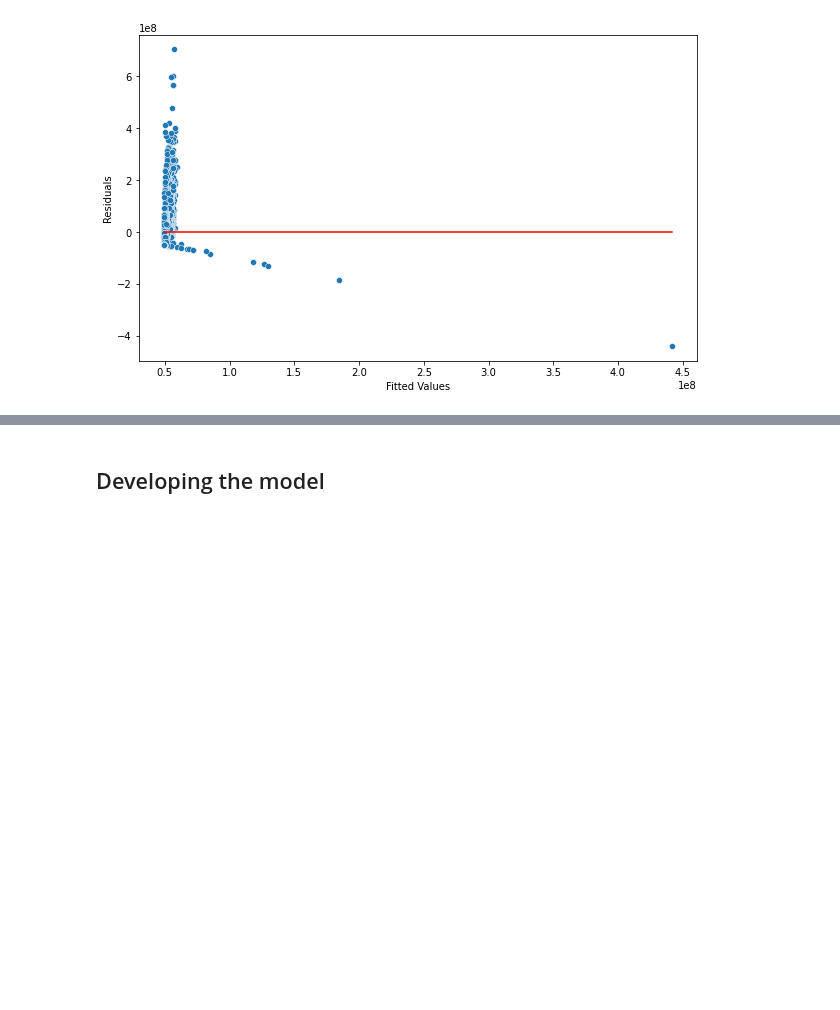
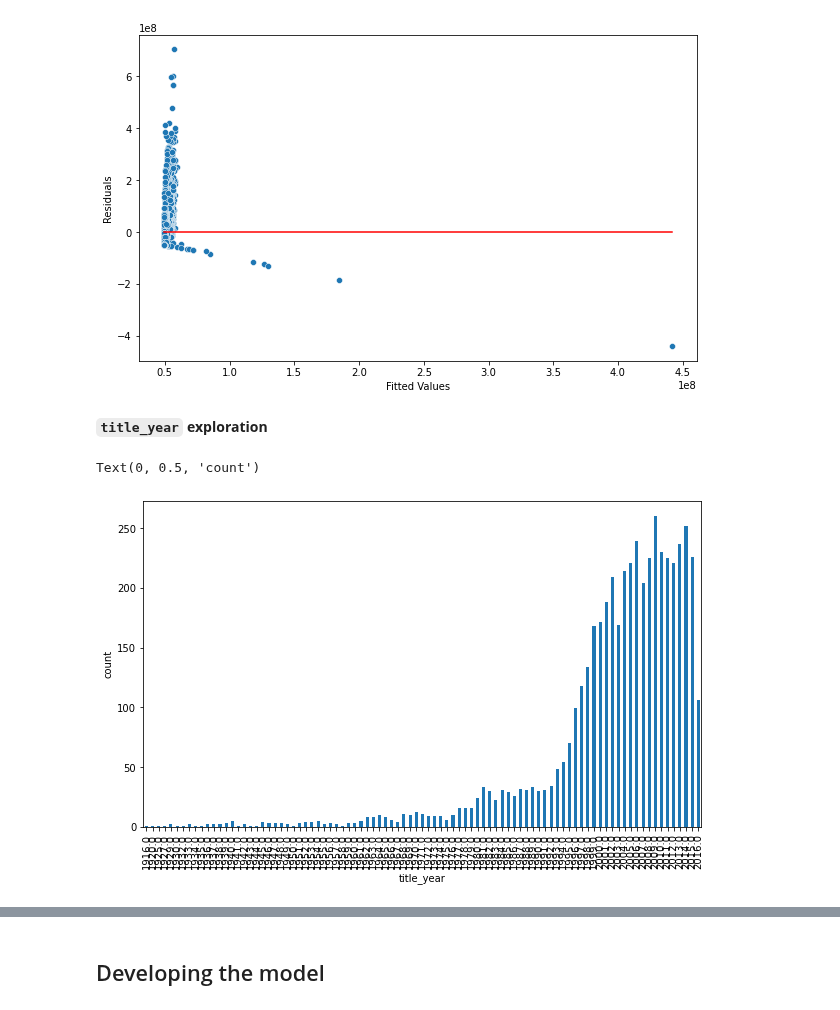
Before and after one commit to kennyeon/Too-Pullz-Project, a Jupyter notebook: Project Code Template.ipynb, the cells around one changed output, grey strips where cells are left out. Drawn from its saved outputs; the diff is of its cells as text; code cells hidden in the pictures; blank space fills up the shorter version.

```diff
--- a/Project Code Template.ipynb
+++ b/Project Code Template.ipynb
@@ -419,3 +391,15 @@ sns.lineplot(x = [model.fittedvalues.min(),model.fittedvalues.max()],y = [0,0],c
 # %% [output]
 <AxesSubplot:xlabel='Fitted Values', ylabel='Residuals'>
 [figure]
+# %% [markdown]
+**`title_year` exploration**
+# %%
+# Calculate sum of counts for each year
+df_groups = movies.groupby('title_year')['movie_title'].count()
+
+# Create bar plot by group
+df_groups.plot(kind = 'bar')
+plt.ylabel('count')
+# %% [output]
+Text(0, 0.5, 'count')
+[figure, added]
```
Also changed, not shown: parts of 92 cells of this notebook.
